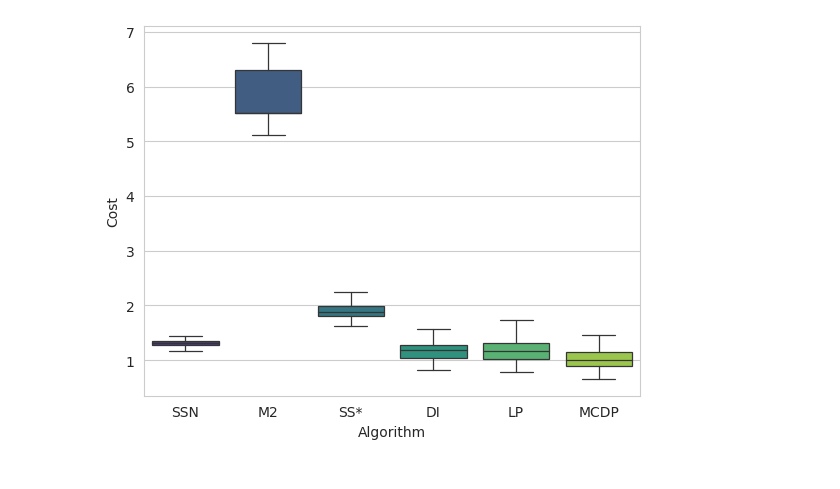
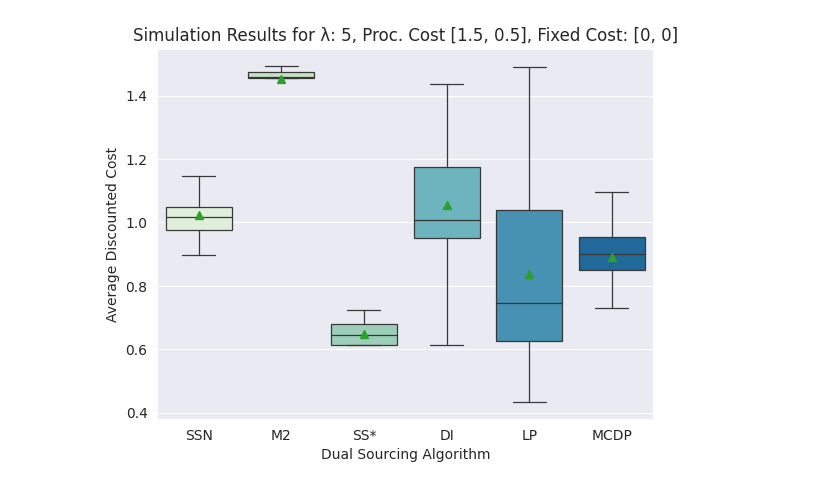
Before and after one commit to tum-logistik/multi-sourcing-inventory, a Jupyter notebook: notebooks/box_plots.ipynb, the cells around one changed output. Saved outputs shown, nothing was run; the diff lists cells and outputs as text; code cells hidden in the pictures.

```diff
--- a/notebooks/box_plots.ipynb
+++ b/notebooks/box_plots.ipynb
@@ -5,7 +5,7 @@ import time
 from common.variables import *
 from opt.eval_policy import *
 
-file_id = "msource_value_dic_12-31-2022-15-35-01.pkl"
+file_id = "msource_value_dic_12-23-2022-06-42-13.pkl"
 filename = "output/" + file_id
 
 with open(filename, 'rb') as f:
@@ -31,6 +31,6 @@ s_custom = MState(stock_level = 0,
     n_backorders = np.array([0, 0]),
     flag_on_off = np.array([1, 1]))
 
+costs_array_labeled = []
+
 model_params['mdp_env_params']
-
-costs_array_labeled = []
@@ -195,17 +227,31 @@ costs_array_labeled.extend([["MCDP", c] for c in mc_avg_costs])
 # %%
 import pandas as pd
 import seaborn as sns
 import matplotlib.pyplot as plt
 
 df = pd.DataFrame(costs_array_labeled, columns =['Algorithm', 'Cost'])
 
-sns.set_style("whitegrid")
-sns.color_palette("hls", 8)
+title_str = "Simulation Results for λ: %s, Proc. Cost %s, Fixed Cost: %s" % (str(model_params['mdp_env_params']['lambda']), str(model_params['mdp_env_params']['procurement_cost_vec']), str(model_params['mdp_env_params']['fixed_costs']))
 
-sns.boxplot( x=df["Algorithm"], y=df["Cost"], width=0.8, showfliers=False, linewidth = 0.9, palette = 'viridis')
+sns.set_style("darkgrid")
+
+meanprops={"marker":"_",
+            "markerfacecolor":"white",
+            "markeredgecolor":"black",
+            "markersize":"48"
+        }
+
+ax = sns.boxplot(x=df["Algorithm"], y=df["Cost"], width=0.8, showfliers=False, showmeans=True, linewidth = 0.9, palette = 'GnBu').set(
+    xlabel='Dual Sourcing Algorithm',
+    ylabel='Average Discounted Cost',
+    title = title_str)
+
+file_id_prefix = file_id.split(".pkl")[0]
+plt.savefig("results/summary_boxplot_" + file_id_prefix + '.png')
+
 plt.show()
 
 # https://medium.com/@morganjonesartist/color-guide-to-seaborn-palettes-da849406d44f
 # %% [output]
-[figure, old version]
+[figure, new version]
 # %%
```
Also changed, not shown: parts of 20 cells of this notebook, 3 other files.
